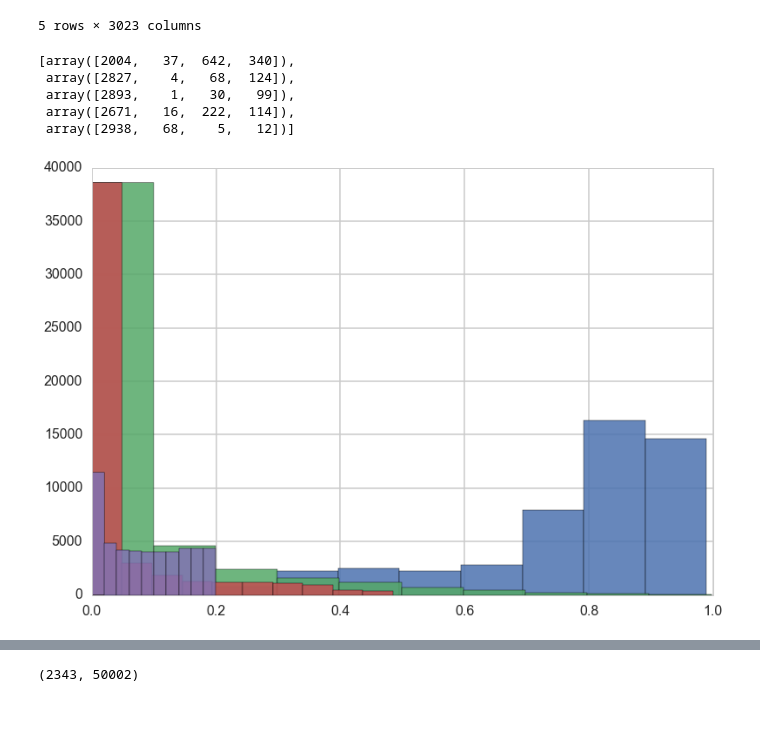
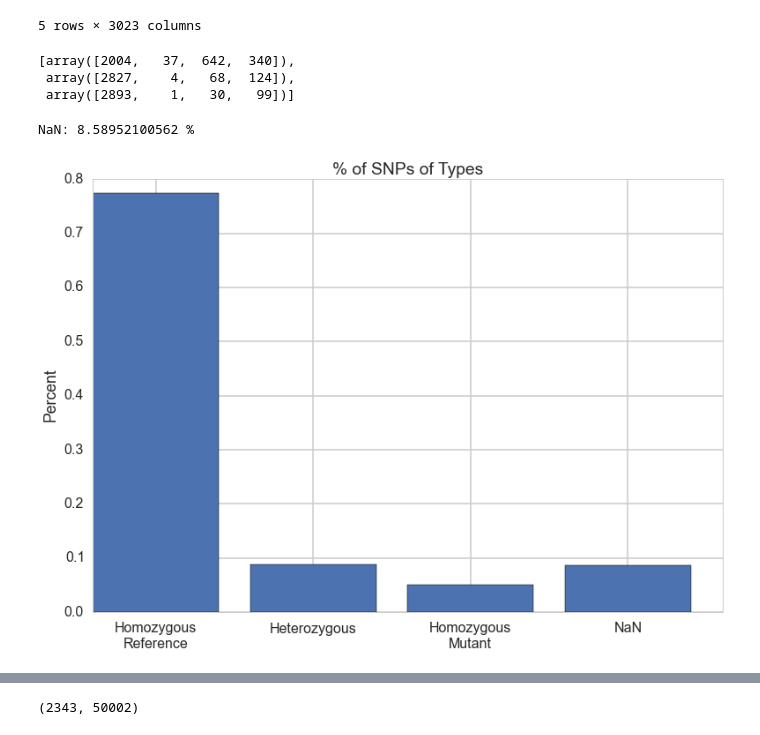
Before and after one commit to dylanpeterson/cs109-final-project, a Jupyter notebook: processbook.ipynb, the cells around one changed output, grey strips where cells are left out. Saved outputs shown, nothing was run; the diff lists cells and outputs as text; code cells hidden in the pictures.

```diff
--- a/processbook.ipynb
+++ b/processbook.ipynb
@@ -976,29 +977,29 @@ snpedadf.head()
 index_uniques = []
 for row in snpedadf.iterrows():
     index_uniques.append(np.bincount(row[1].values))
-index_uniques[:5]
+index_uniques[:3]
 # %% [output]
 [array([2004,   37,  642,  340]),
  array([2827,    4,   68,  124]),
- array([2893,    1,   30,   99]),
- array([2671,   16,  222,  114]),
- array([2938,   68,    5,   12])]
+ array([2893,    1,   30,   99])]
 # %%
 pltter=[]
 for index in index_uniques:
     if len(index) == 4:
           pltter.append(index)
 
-#plt.hist([len(index) for index in index_uniques])
-a = [float(arr[0])/float(len(snpedadf.columns)) for arr in pltter]
-#a = [float(arr[2]) for arr in index_uniques]
-# print a
-b = [float(arr[1])/float(len(snpedadf.columns)) for arr in pltter]
-c = [float(arr[2])/float(len(snpedadf.columns)) for arr in pltter]
-d = [float(arr[3])/float(len(snpedadf.columns)) for arr in pltter]
-plt.hist(a,alpha=.85);
-plt.hist(b,alpha=.85);
-plt.hist(c,alpha=.85);
-plt.hist(d,alpha=.85);
+a = [float(arr[0]) for arr in pltter]
+b = [float(arr[1]) for arr in pltter]
+c = [float(arr[2]) for arr in pltter]
+d = [float(arr[3]) for arr in pltter]
+count = float((len(snpedadf.columns)*len(snpedadf.index)))
+
+pcents = [(np.sum(a)/count),(np.sum(b)/count),(np.sum(c)/count),(np.sum(d)/count)]
+plt.bar(xrange(0,4),pcents);
+plt.title('% of SNPs of Types');
+plt.ylabel('Percent');
+plt.xticks([.4,1.4,2.4,3.4],['Homozygous\nReference','Heterozygous','Homozygous\nMutant','NaN'],rotation='0',);
+print "NaN: " + str((np.sum(d)/count)*100) + " %"
 # %% [output]
+NaN: 8.58952100562 %
-[figure, old version]
+[figure, new version]
```
Also changed, not shown: parts of 5 cells of this notebook.
